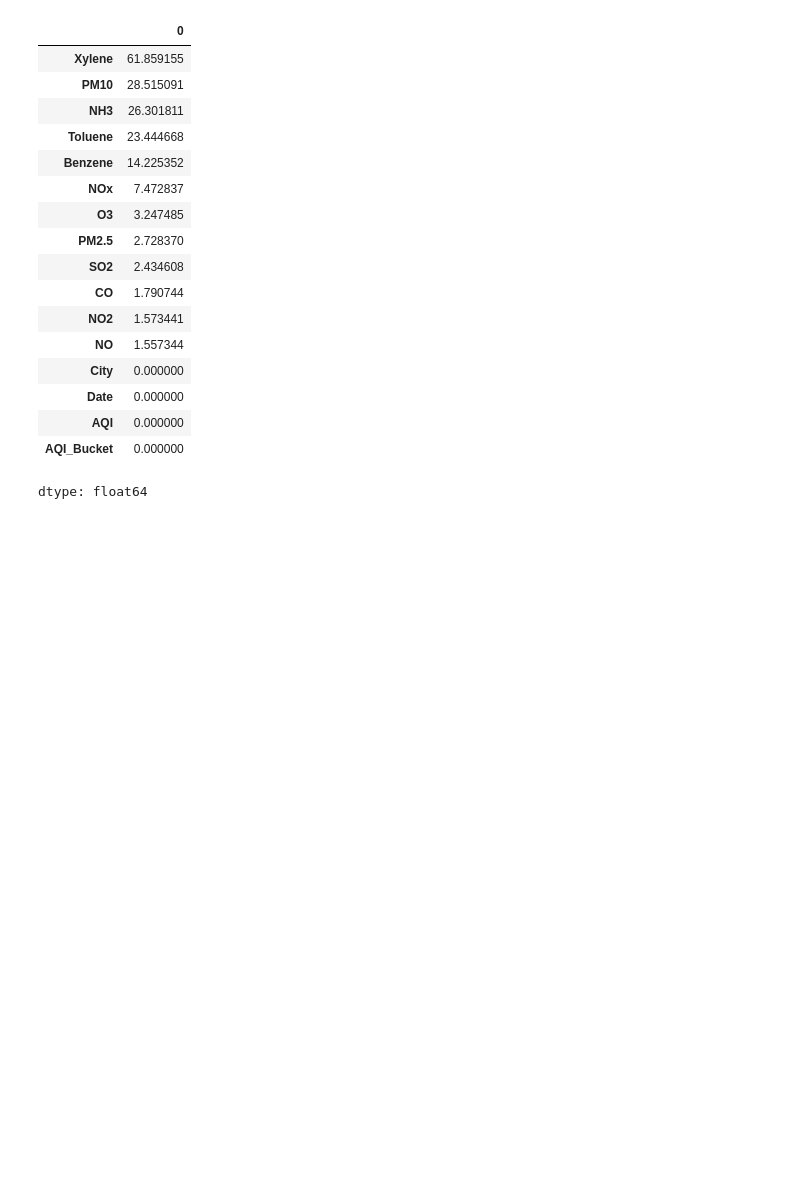
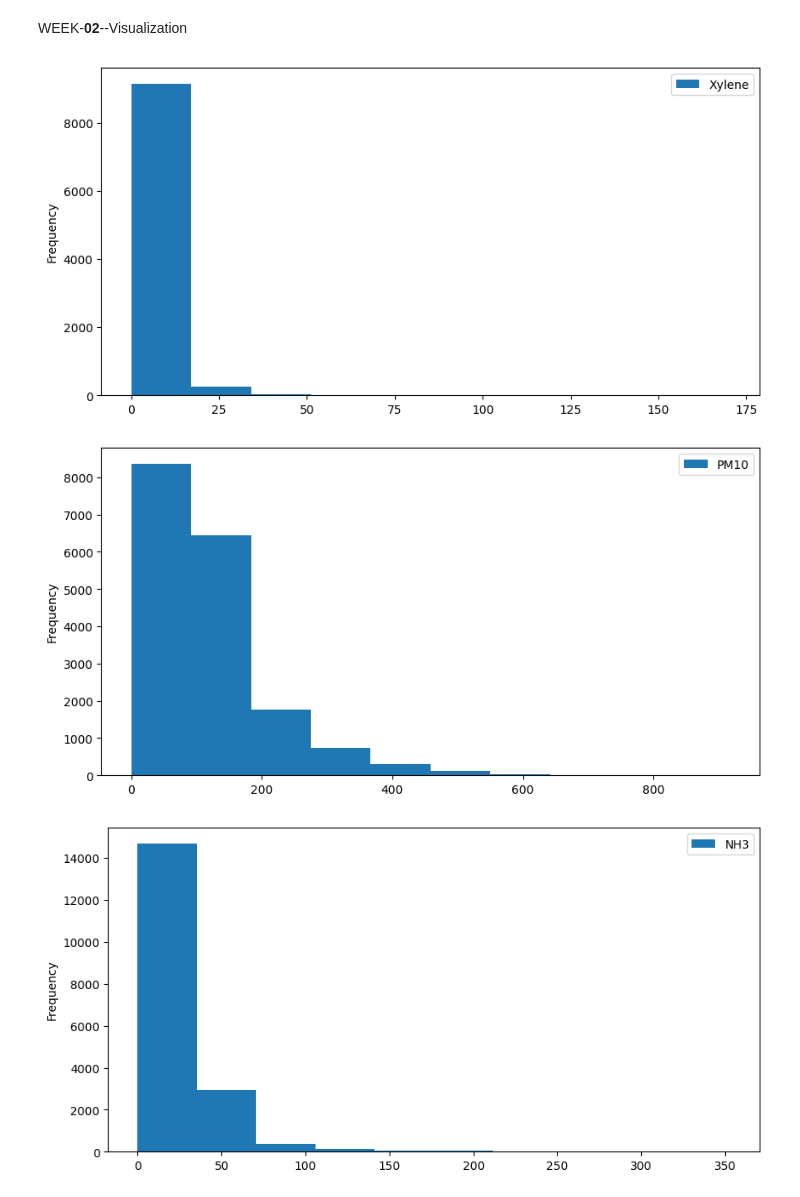
Before and after one commit to rajashekarbumandla/AIR-QUALITY-INDEX-PREDICTON-MODEL, a Jupyter notebook: Air Quality index prediction.ipynb, the cells around one changed output. Cells and saved outputs as stored; diff of their text form; code cells hidden in the pictures; blank space fills up the shorter version.

Commit message:
Add files via upload
Week 02 Submission

```diff
--- a/Air Quality index prediction.ipynb
+++ b/Air Quality index prediction.ipynb
@@ -105,23 +75,46 @@ df.describe()
-# %%
-#perecentage of null values
-null_values_percentage=(df.isnull().sum()/len(df)*100).sort_values(ascending=False)
-null_values_percentage
-# %% [output]
-|  | 0 |
-| Xylene | 61.859155 |
-| PM10 | 28.515091 |
-| NH3 | 26.301811 |
-| Toluene | 23.444668 |
-| Benzene | 14.225352 |
-| NOx | 7.472837 |
-| O3 | 3.247485 |
-| PM2.5 | 2.728370 |
-| SO2 | 2.434608 |
-| CO | 1.790744 |
-| NO2 | 1.573441 |
-| NO | 1.557344 |
-| City | 0.000000 |
-| Date | 0.000000 |
-| AQI | 0.000000 |
-| AQI_Bucket | 0.000000 |
-dtype: float64
+# %% [markdown]
+WEEK-**02**--Visualization
+# %%
+df['Xylene'].plot(kind='hist',figsize=(10,5))
+plt.legend()
+plt.show()
+
+df['PM10'].plot(kind='hist',figsize=(10,5))
+plt.legend()
+plt.show()
+
+df['NH3'].plot(kind='hist',figsize=(10,5))
+plt.legend()
+plt.show()
+
+df['Toluene'].plot(kind='hist',figsize=(10,5))
+plt.legend()
+plt.show()
+
+df['Benzene'].plot(kind='hist',figsize=(10,5))
+plt.legend()
+plt.show()
+
+df['PM2.5'].plot(kind='hist',figsize=(10,5))
+plt.legend()
+plt.show()
+
+df['SO2'].plot(kind='hist',figsize=(10,5))
+plt.legend()
+plt.show()
+
+df['CO'].plot(kind='hist',figsize=(10,5))
+plt.legend()
+plt.show()
+
+df['NO2'].plot(kind='hist',figsize=(10,5))
+plt.legend()
+plt.show()
+
+df['AQI'].plot(kind='hist',figsize=(10,5))
+plt.legend()
+plt.show()
+# %% [output]
+[figure, added]
+[figure, added]
+[figure, added]
```
Also changed, not shown: parts of 23 cells of this notebook.
